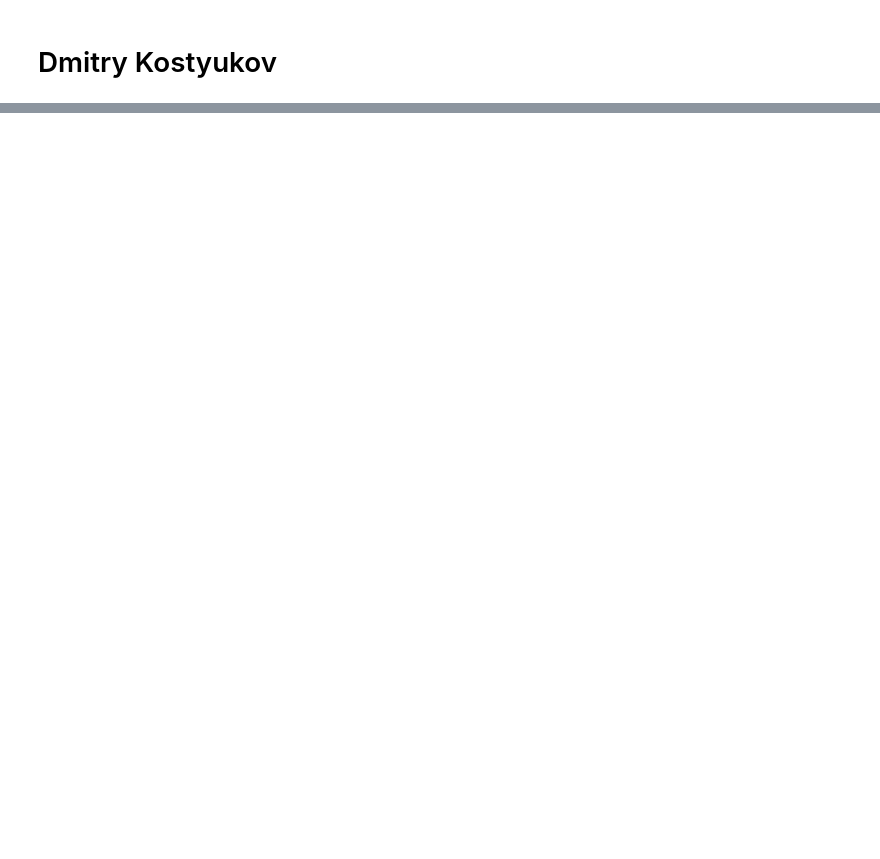
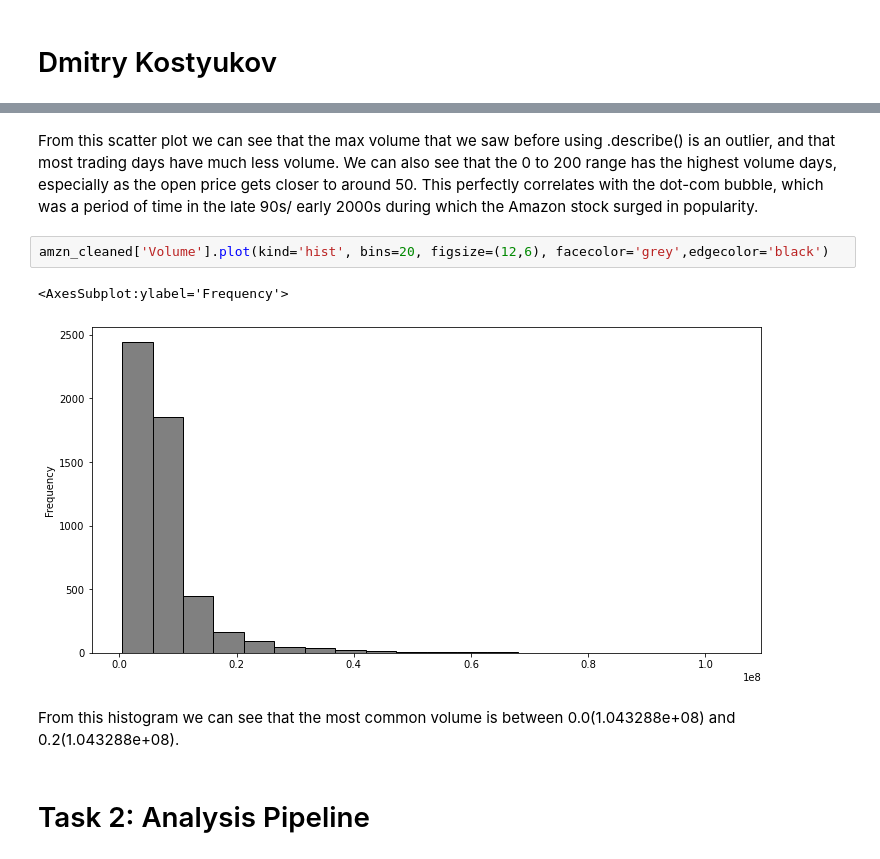
Before and after one commit to ubco-W2021T1-data301/project-group21-project, a Jupyter notebook: notebooks/analysis2.ipynb, the cells around one changed output, grey strips where cells are left out. Drawn from its saved outputs; the diff is of its cells as text; blank space fills up the shorter version.

Commit message:
Completed tasks 1-3 in analysis2 notebook

```diff
--- a/notebooks/analysis2.ipynb
+++ b/notebooks/analysis2.ipynb
@@ -24,0 +119,11 @@ data
+# %% [markdown]
+From this scatter plot we can see that the max volume that we saw before using .describe() is an outlier, and that most trading days have much less volume. We can also see that the 0 to 200 range has the highest volume days, especially as the open price gets closer to around 50. This perfectly correlates with the dot-com bubble, which was a period of time in the late 90s/ early 2000s during which the Amazon stock surged in popularity.
+# %%
+amzn_cleaned['Volume'].plot(kind='hist', bins=20, figsize=(12,6), facecolor='grey',edgecolor='black')
+# %% [output]
+<AxesSubplot:ylabel='Frequency'>
+[figure, added]
+# %% [markdown]
+From this histogram we can see that the most common volume is between 0.0(1.043288e+08) and 0.2(1.043288e+08).
+# %% [markdown]
+# Task 2: Analysis Pipeline
```
Also changed, not shown: parts of 20 cells of this notebook.
